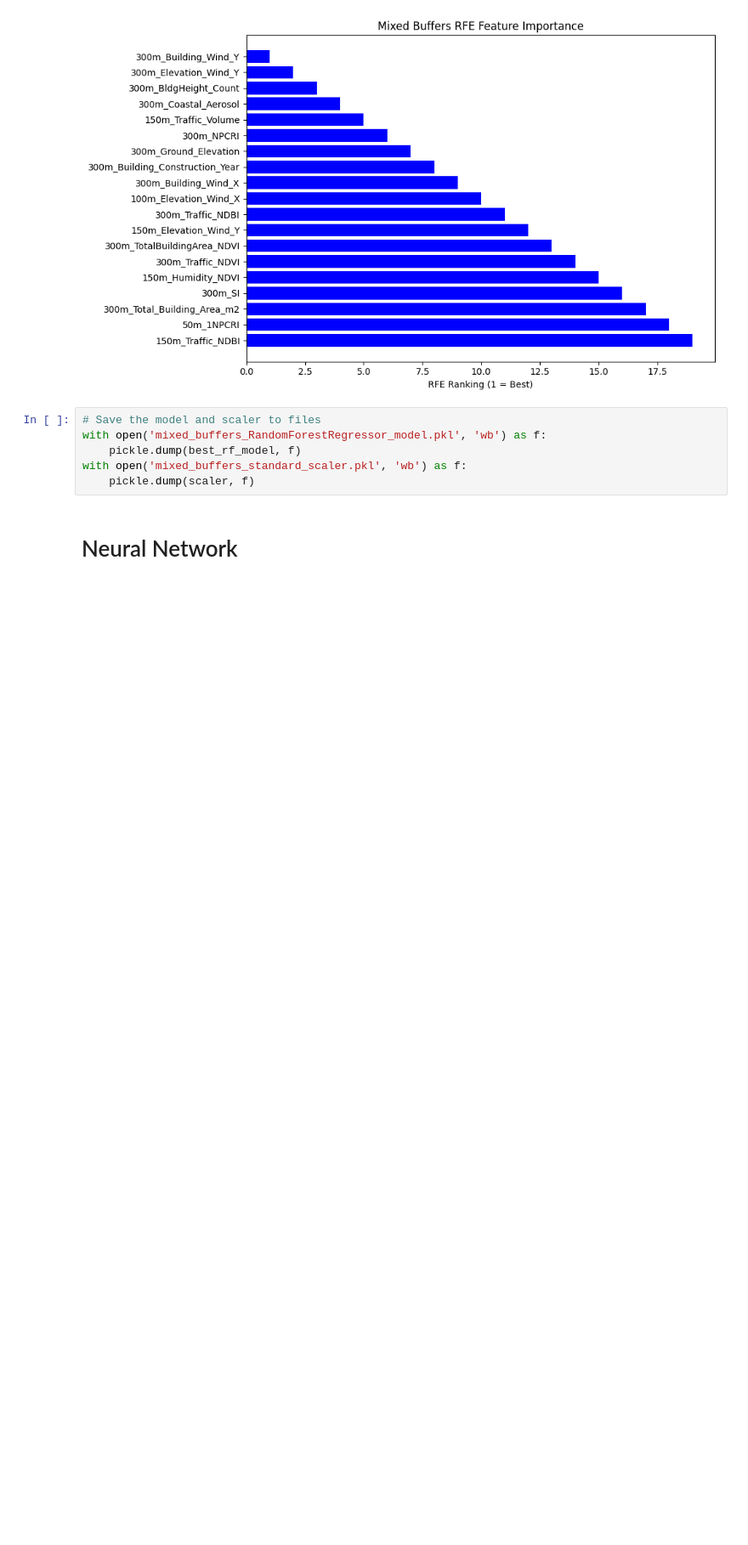
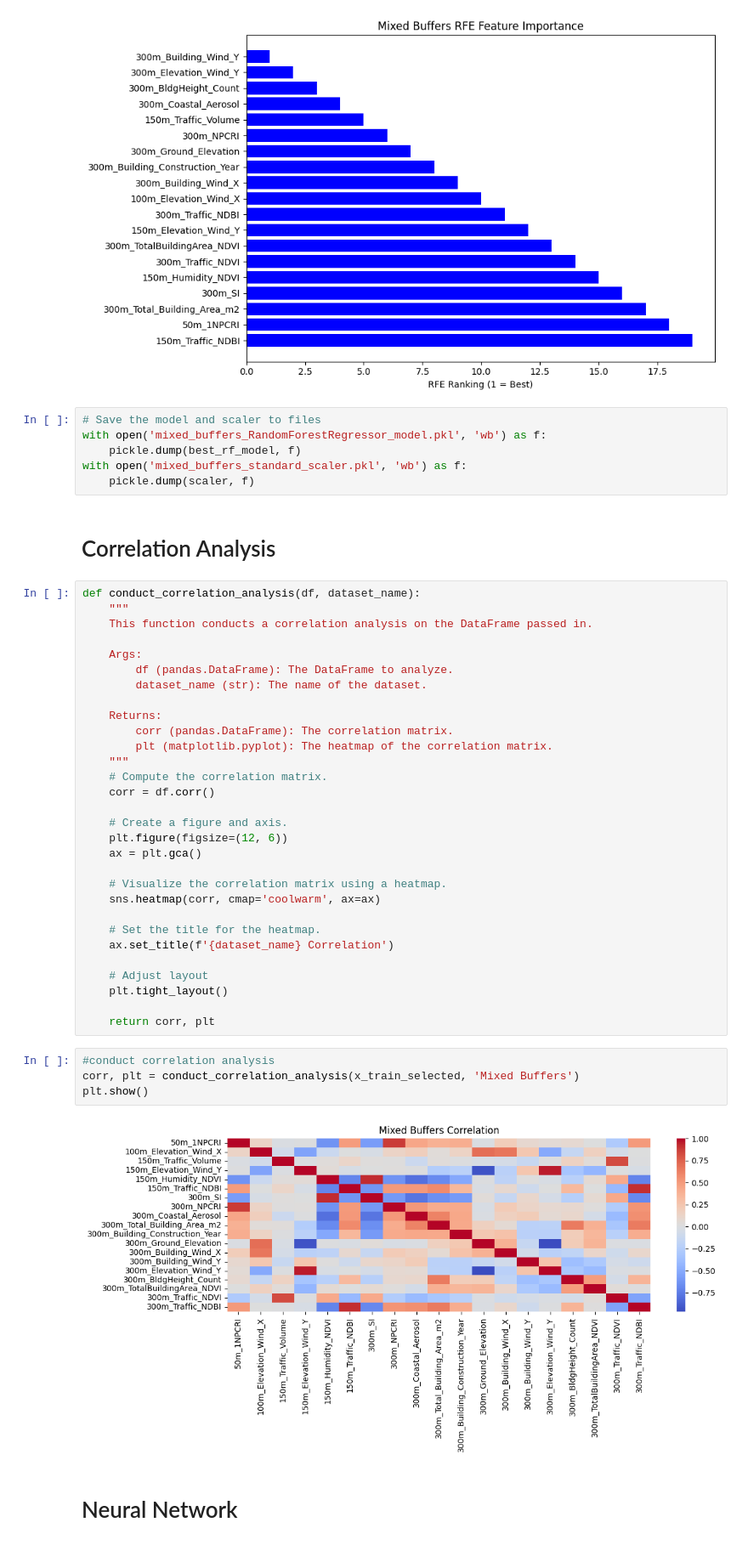
Before and after one commit to FranciscoLozCoding/cooling_with_code, a Jupyter notebook: 09_mixed_buffers_RandomForestRegressor.ipynb, the cells around one changed output. Shown: that part at 85% size. Saved outputs shown, nothing was run; the diff lists cells and outputs as text; blank space fills up the shorter version.

```diff
--- a/09_mixed_buffers_RandomForestRegressor.ipynb
+++ b/09_mixed_buffers_RandomForestRegressor.ipynb
@@ -223,6 +236,44 @@ with open('mixed_buffers_RandomForestRegressor_model.pkl', 'wb') as f:
     pickle.dump(best_rf_model, f)
 with open('mixed_buffers_standard_scaler.pkl', 'wb') as f:
     pickle.dump(scaler, f)
+# %% [markdown]
+# Correlation Analysis
+# %%
+def conduct_correlation_analysis(df, dataset_name):
+    """
+    This function conducts a correlation analysis on the DataFrame passed in.
+
+    Args:
+        df (pandas.DataFrame): The DataFrame to analyze.
+        dataset_name (str): The name of the dataset.
+
+    Returns:
+        corr (pandas.DataFrame): The correlation matrix.
+        plt (matplotlib.pyplot): The heatmap of the correlation matrix.
+    """
+    # Compute the correlation matrix.
+    corr = df.corr()
+
+    # Create a figure and axis.
+    plt.figure(figsize=(12, 6))
+    ax = plt.gca()
+
+    # Visualize the correlation matrix using a heatmap.
+    sns.heatmap(corr, cmap='coolwarm', ax=ax)
+
+    # Set the title for the heatmap.
+    ax.set_title(f'{dataset_name} Correlation')
+
+    # Adjust layout
+    plt.tight_layout()
+
+    return corr, plt
+# %%
+#conduct correlation analysis
+corr, plt = conduct_correlation_analysis(x_train_selected, 'Mixed Buffers')
+plt.show()
+# %% [output]
+[figure, added]
 # %% [markdown]
 # Neural Network
 # %%
```
Also changed, not shown: parts of 14 cells of this notebook.
